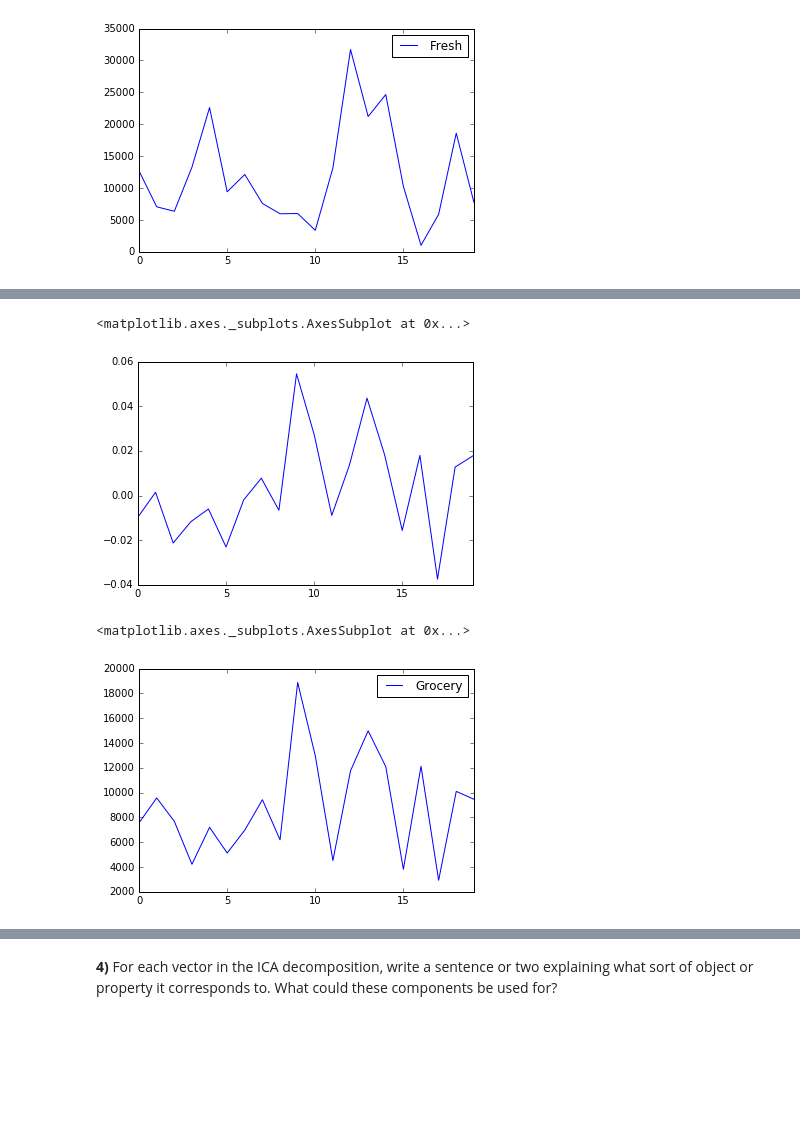
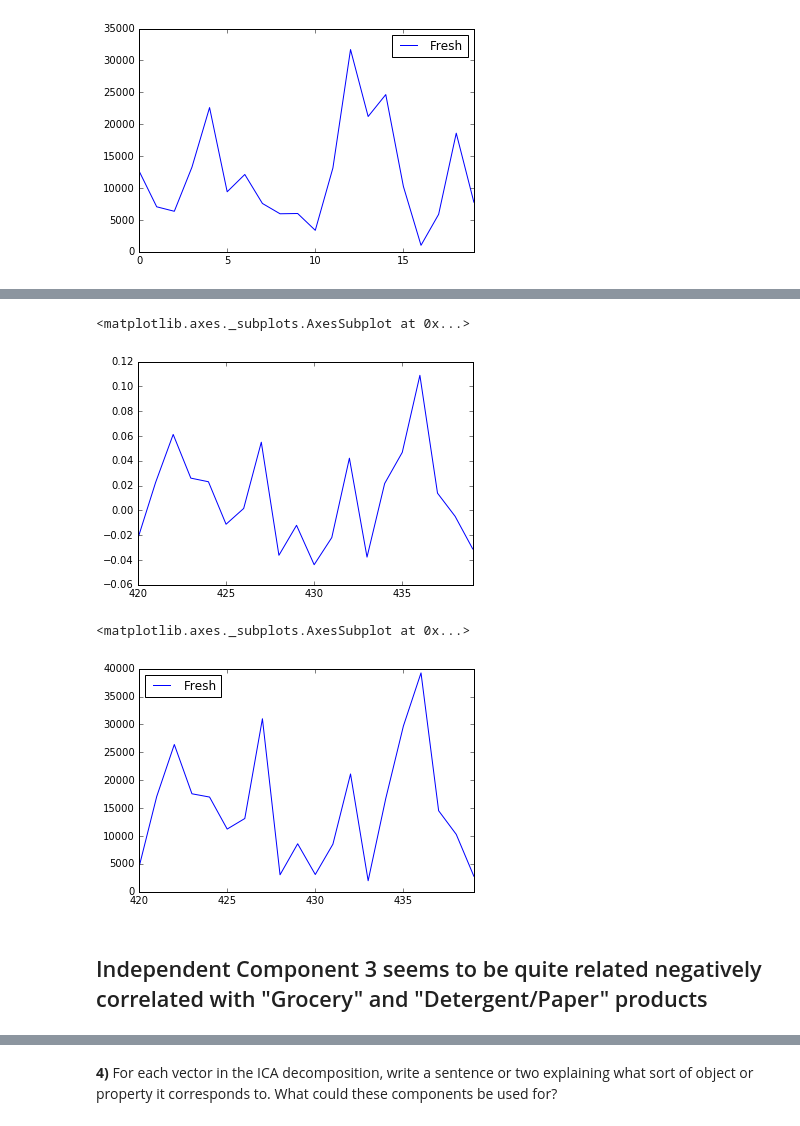
Before and after one commit to Edderic/udacity-machine-learning-nanodegree, a Jupyter notebook: p3-customer-segments/customer_segments.ipynb, the cells around one changed output, grey strips where cells are left out. Saved outputs shown, nothing was run; the diff lists cells and outputs as text; code cells hidden in the pictures; blank space fills up the shorter version.

```diff
--- a/p3-customer-segments/customer_segments.ipynb
+++ b/p3-customer-segments/customer_segments.ipynb
@@ -221,10 +250,12 @@ It makes sense that the amount of money spent on grocery products is proportiona
 # %%
-pd.DataFrame(ica_transformed)[0].head(20).plot()
+pd.DataFrame(ica_transformed)[4].tail(20).plot()
 # %% [output]
 <matplotlib.axes._subplots.AxesSubplot at 0x...>
-[figure, old version]
+[figure, new version]
 # %%
-pd.DataFrame(data[['Grocery']].head(20)).plot()
+pd.DataFrame(data[['Fresh']].tail(20)).plot()
 # %% [output]
 <matplotlib.axes._subplots.AxesSubplot at 0x...>
-[figure, old version]
+[figure, new version]
+# %% [markdown]
+## Independent Component 3 seems to be quite related negatively correlated with "Grocery" and "Detergent/Paper" products
```
Also changed, not shown: parts of 55 cells of this notebook, 1 other file.
